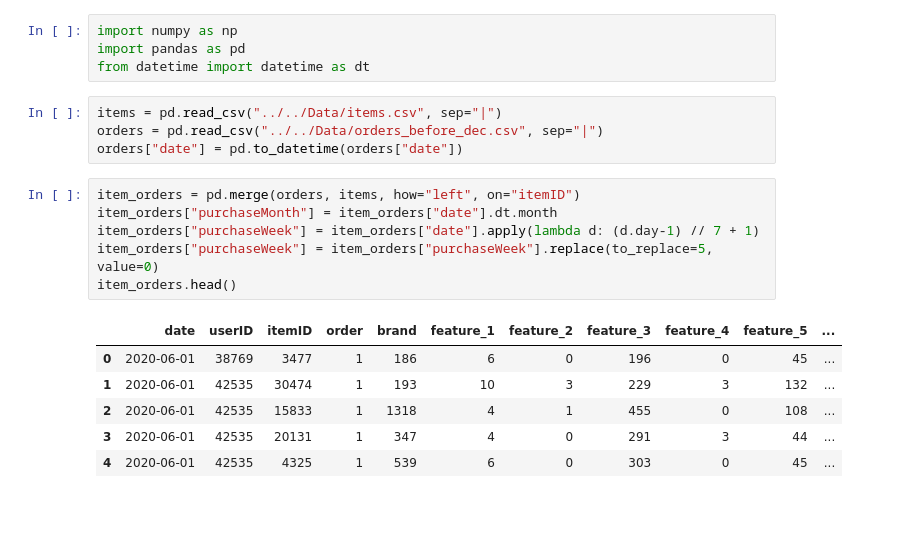
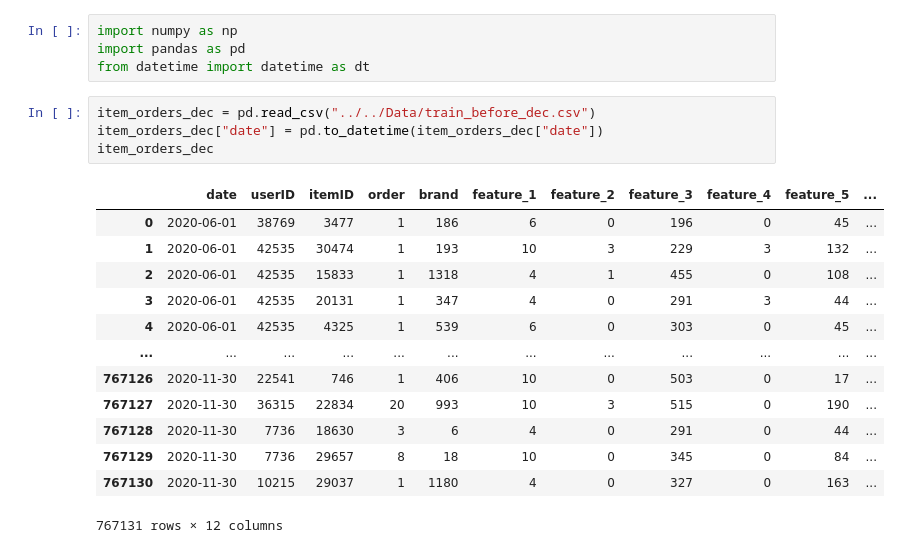
Before and after one commit to aldietri/Data-Mining-Cup-2022, a Jupyter notebook: EDA/Alex/Evaluation Example.ipynb, the cells around one changed output. Drawn from its saved outputs; the diff is of its cells as text; blank space fills up the shorter version.

```diff
--- a/EDA/Alex/Evaluation Example.ipynb
+++ b/EDA/Alex/Evaluation Example.ipynb
@@ -3,19 +3,20 @@ import numpy as np
 import pandas as pd
 from datetime import datetime as dt
 # %%
-items = pd.read_csv("../../Data/items.csv", sep="|")
-orders = pd.read_csv("../../Data/orders_before_dec.csv", sep="|")
-orders["date"] = pd.to_datetime(orders["date"])
+item_orders_dec = pd.read_csv("../../Data/train_before_dec.csv")
+item_orders_dec["date"] = pd.to_datetime(item_orders_dec["date"])
+item_orders_dec
+# %% [output]
+|  | date | userID | itemID | order | brand | feature_1 | feature_2 | feature_3 | feature_4 | feature_5 | ... |
+| 0 | 2020-06-01 | 38769 | 3477 | 1 | 186 | 6 | 0 | 196 | 0 | 45 | ... |
+| 1 | 2020-06-01 | 42535 | 30474 | 1 | 193 | 10 | 3 | 229 | 3 | 132 | ... |
+| 2 | 2020-06-01 | 42535 | 15833 | 1 | 1318 | 4 | 1 | 455 | 0 | 108 | ... |
+| 3 | 2020-06-01 | 42535 | 20131 | 1 | 347 | 4 | 0 | 291 | 3 | 44 | ... |
+| 4 | 2020-06-01 | 42535 | 4325 | 1 | 539 | 6 | 0 | 303 | 0 | 45 | ... |
+| ... | ... | ... | ... | ... | ... | ... | ... | ... | ... | ... | ... |
+| 767126 | 2020-11-30 | 22541 | 746 | 1 | 406 | 10 | 0 | 503 | 0 | 17 | ... |
+| 767127 | 2020-11-30 | 36315 | 22834 | 20 | 993 | 10 | 3 | 515 | 0 | 190 | ... |
+| 767128 | 2020-11-30 | 7736 | 18630 | 3 | 6 | 4 | 0 | 291 | 0 | 44 | ... |
+| 767129 | 2020-11-30 | 7736 | 29657 | 8 | 18 | 10 | 0 | 345 | 0 | 84 | ... |
+| 767130 | 2020-11-30 | 10215 | 29037 | 1 | 1180 | 4 | 0 | 327 | 0 | 163 | ... |
+767131 rows × 12 columns
-# %%
-item_orders = pd.merge(orders, items, how="left", on="itemID")
-item_orders["purchaseMonth"] = item_orders["date"].dt.month
-item_orders["purchaseWeek"] = item_orders["date"].apply(lambda d: (d.day-1) // 7 + 1)
-item_orders["purchaseWeek"] = item_orders["purchaseWeek"].replace(to_replace=5, value=0)
-item_orders.head()
-# %% [output]
-|  | date | userID | itemID | order | brand | feature_1 | feature_2 | feature_3 | feature_4 | feature_5 | ... |
-| 0 | 2020-06-01 | 38769 | 3477 | 1 | 186 | 6 | 0 | 196 | 0 | 45 | ... |
-| 1 | 2020-06-01 | 42535 | 30474 | 1 | 193 | 10 | 3 | 229 | 3 | 132 | ... |
-| 2 | 2020-06-01 | 42535 | 15833 | 1 | 1318 | 4 | 1 | 455 | 0 | 108 | ... |
-| 3 | 2020-06-01 | 42535 | 20131 | 1 | 347 | 4 | 0 | 291 | 3 | 44 | ... |
-| 4 | 2020-06-01 | 42535 | 4325 | 1 | 539 | 6 | 0 | 303 | 0 | 45 | ... |
```
Also changed, not shown: parts of 18 cells of this notebook, 23 other files.
